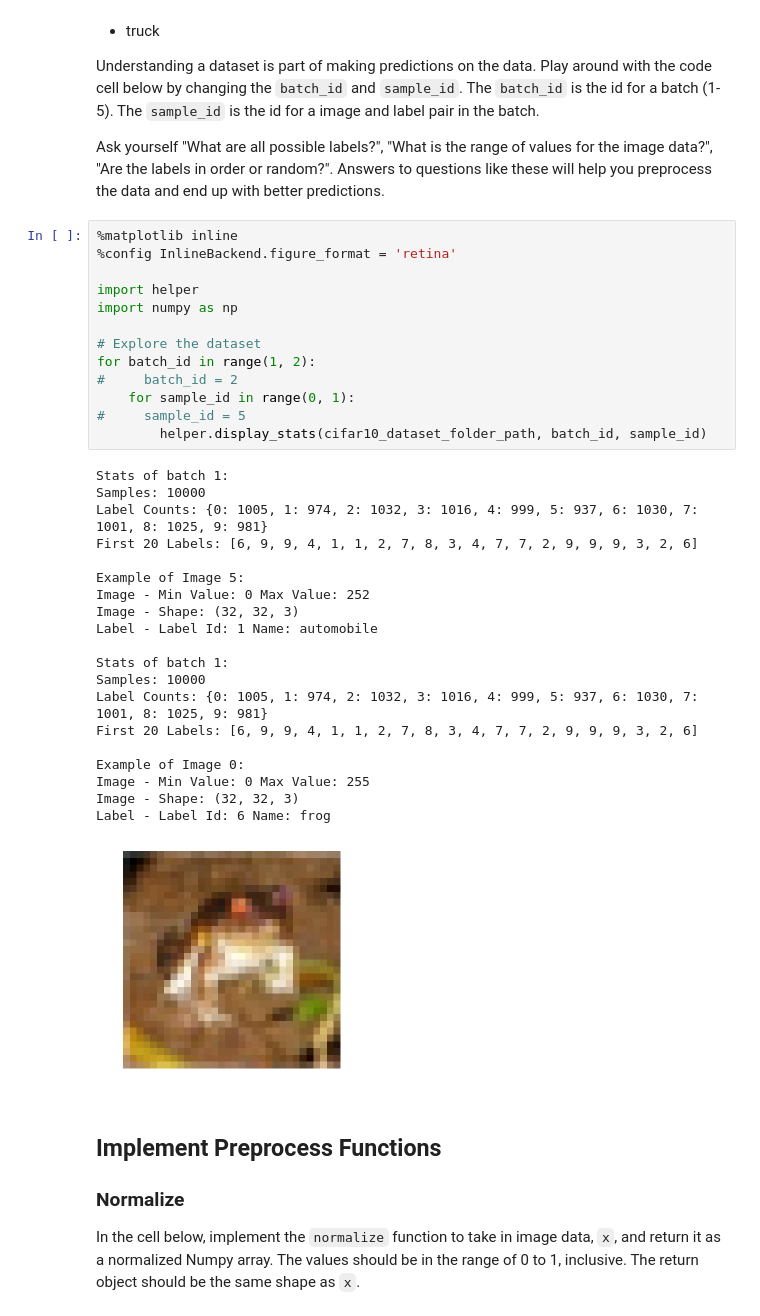
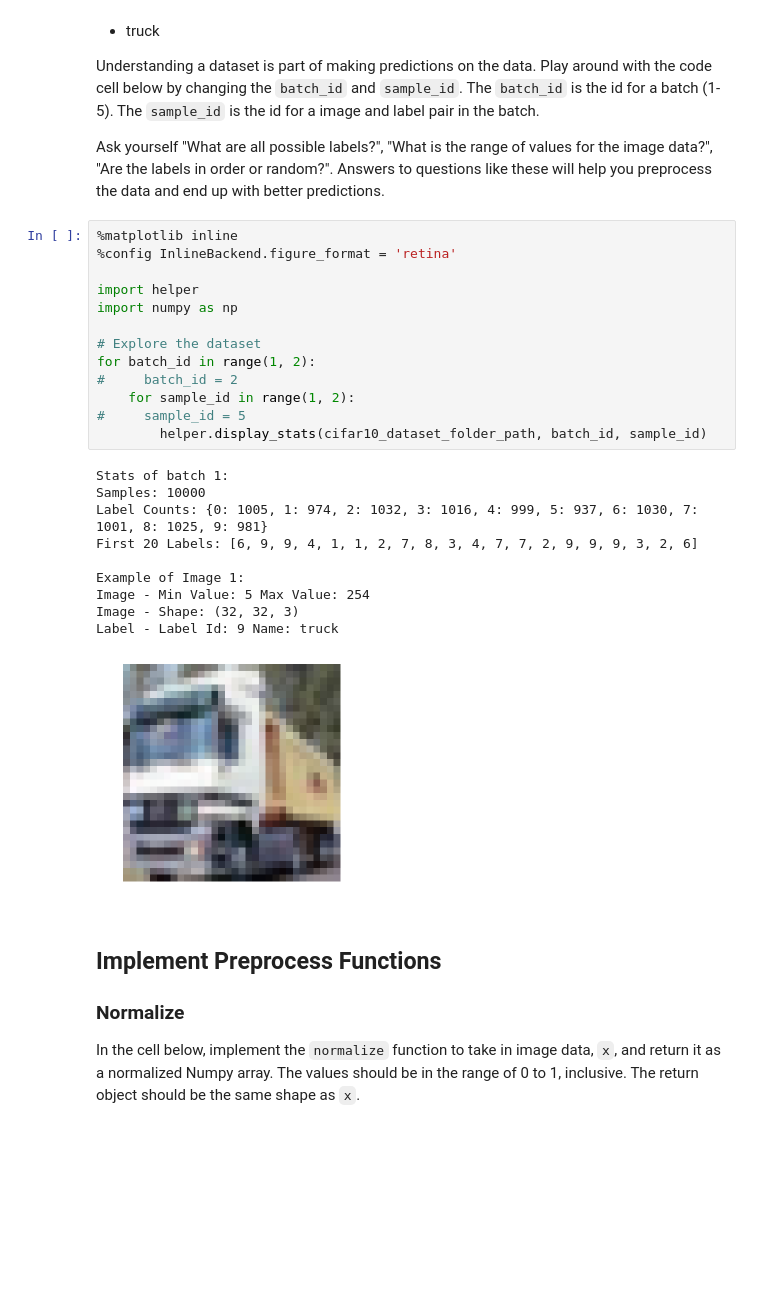
Before and after one commit to mikedelong/machine-learning, a Jupyter notebook: tensorflow/image_classification.ipynb, the cells around one changed output. Drawn from its saved outputs; the diff is of its cells as text; blank space fills up the shorter version.

Commit message:
feature: checking a different sample.

```diff
--- a/tensorflow/image_classification.ipynb
+++ b/tensorflow/image_classification.ipynb
@@ -59,37 +59,27 @@ Ask yourself "What are all possible labels?", "What is the range of values for t
 # %%
 %matplotlib inline
 %config InlineBackend.figure_format = 'retina'
 
 import helper
 import numpy as np
 
 # Explore the dataset
 for batch_id in range(1, 2):
 #     batch_id = 2
-    for sample_id in range(0, 1):
+    for sample_id in range(1, 2):
 #     sample_id = 5
         helper.display_stats(cifar10_dataset_folder_path, batch_id, sample_id)
 # %% [output]
 Stats of batch 1:
 Samples: 10000
 Label Counts: {0: 1005, 1: 974, 2: 1032, 3: 1016, 4: 999, 5: 937, 6: 1030, 7: 1001, 8: 1025, 9: 981}
 First 20 Labels: [6, 9, 9, 4, 1, 1, 2, 7, 8, 3, 4, 7, 7, 2, 9, 9, 9, 3, 2, 6]
 
-Example of Image 5:
-Image - Min Value: 0 Max Value: 252
+Example of Image 1:
+Image - Min Value: 5 Max Value: 254
 Image - Shape: (32, 32, 3)
-Label - Label Id: 1 Name: automobile
-
-Stats of batch 1:
-Samples: 10000
-Label Counts: {0: 1005, 1: 974, 2: 1032, 3: 1016, 4: 999, 5: 937, 6: 1030, 7: 1001, 8: 1025, 9: 981}
-First 20 Labels: [6, 9, 9, 4, 1, 1, 2, 7, 8, 3, 4, 7, 7, 2, 9, 9, 9, 3, 2, 6]
-
-Example of Image 0:
-Image - Min Value: 0 Max Value: 255
-Image - Shape: (32, 32, 3)
-Label - Label Id: 6 Name: frog
+Label - Label Id: 9 Name: truck
-[figure, old version]
+[figure, new version]
 # %% [markdown]
 ## Implement Preprocess Functions
 ### Normalize
```
